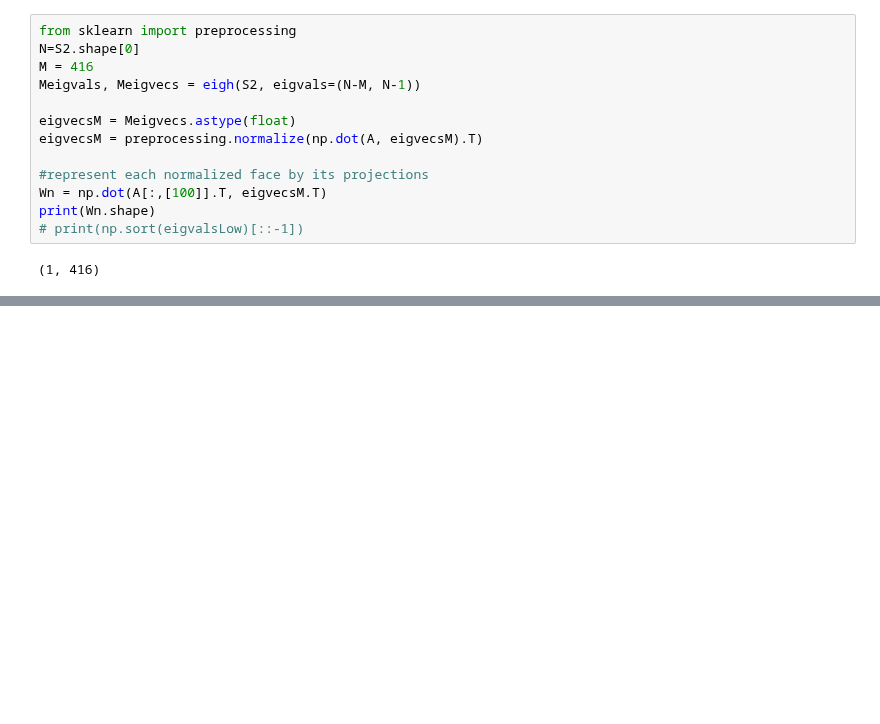
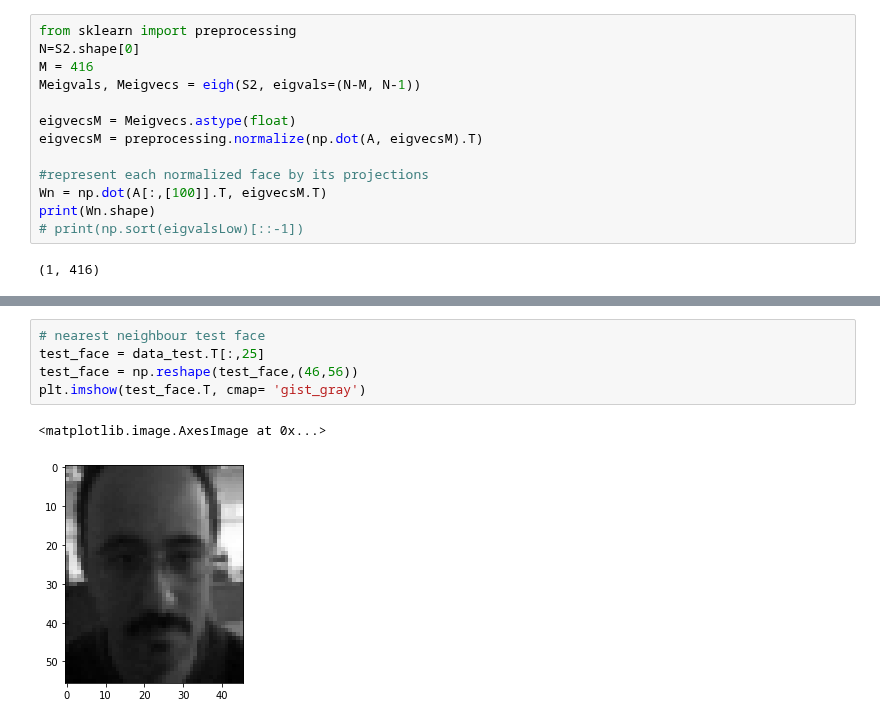
Before and after one commit to pedromonteiro18/Pattern_Recognition, a Jupyter notebook: Coursework.ipynb, the cells around one changed output, grey strips where cells are left out. Drawn from its saved outputs; the diff is of its cells as text; blank space fills up the shorter version.

```diff
--- a/Coursework.ipynb
+++ b/Coursework.ipynb
@@ -103,0 +108,8 @@ plt.plot(x,y)
+# %%
+# nearest neighbour test face
+test_face = data_test.T[:,25]
+test_face = np.reshape(test_face,(46,56))
+plt.imshow(test_face.T, cmap= 'gist_gray')
+# %% [output]
+<matplotlib.image.AxesImage at 0x...>
+[figure, added]
```
Also changed, not shown: parts of 10 cells of this notebook.
